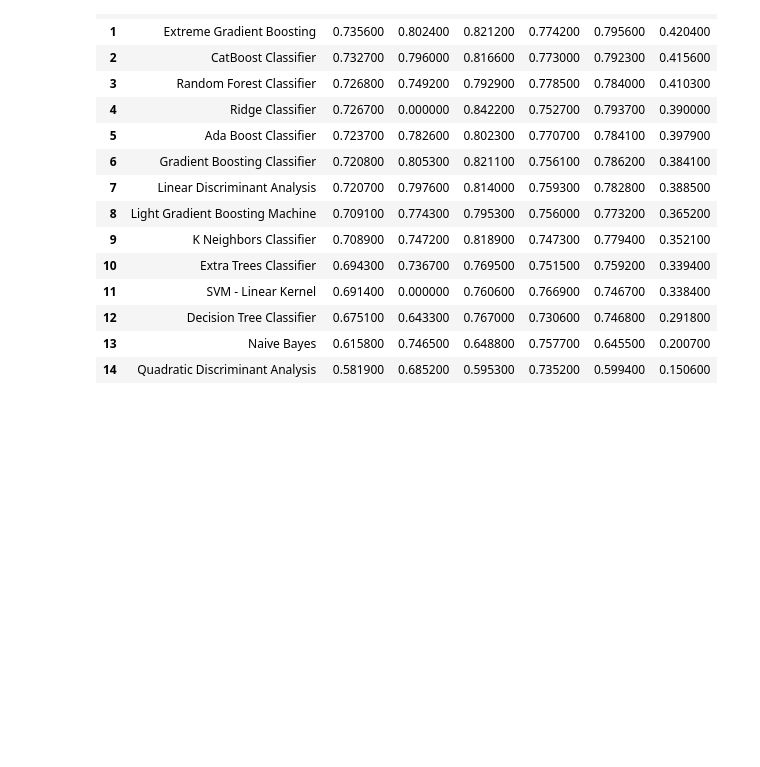
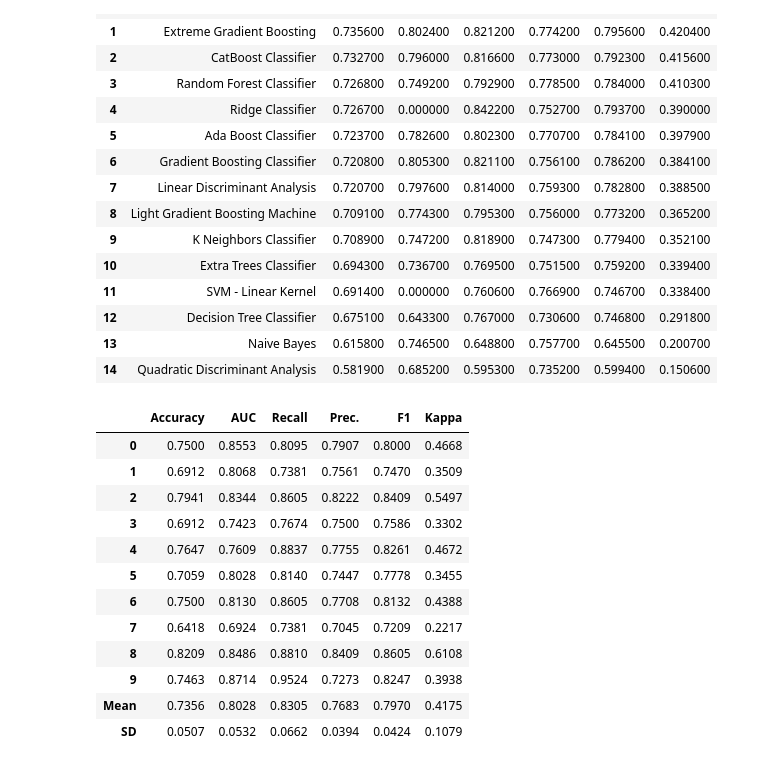
Before and after one commit to Silas-Asamoah/deep-learning-customer-classification, a Jupyter notebook: model_training/customer_classification.ipynb, the cells around one changed output. Saved outputs shown, nothing was run; the diff lists cells and outputs as text; code cells hidden in the pictures; blank space fills up the shorter version.

```diff
--- a/model_training/customer_classification.ipynb
+++ b/model_training/customer_classification.ipynb
@@ -244,3 +241,19 @@ compare_models()
 | 12 | Decision Tree Classifier | 0.675100 | 0.643300 | 0.767000 | 0.730600 | 0.746800 | 0.291800 |
 | 13 | Naive Bayes | 0.615800 | 0.746500 | 0.648800 | 0.757700 | 0.645500 | 0.200700 |
 | 14 | Quadratic Discriminant Analysis | 0.581900 | 0.685200 | 0.595300 | 0.735200 | 0.599400 | 0.150600 |
+# %%
+lr = create_model('lr')
+# %% [output]
+|  | Accuracy | AUC | Recall | Prec. | F1 | Kappa |
+| 0 | 0.7500 | 0.8553 | 0.8095 | 0.7907 | 0.8000 | 0.4668 |
+| 1 | 0.6912 | 0.8068 | 0.7381 | 0.7561 | 0.7470 | 0.3509 |
+| 2 | 0.7941 | 0.8344 | 0.8605 | 0.8222 | 0.8409 | 0.5497 |
+| 3 | 0.6912 | 0.7423 | 0.7674 | 0.7500 | 0.7586 | 0.3302 |
+| 4 | 0.7647 | 0.7609 | 0.8837 | 0.7755 | 0.8261 | 0.4672 |
+| 5 | 0.7059 | 0.8028 | 0.8140 | 0.7447 | 0.7778 | 0.3455 |
+| 6 | 0.7500 | 0.8130 | 0.8605 | 0.7708 | 0.8132 | 0.4388 |
+| 7 | 0.6418 | 0.6924 | 0.7381 | 0.7045 | 0.7209 | 0.2217 |
+| 8 | 0.8209 | 0.8486 | 0.8810 | 0.8409 | 0.8605 | 0.6108 |
+| 9 | 0.7463 | 0.8714 | 0.9524 | 0.7273 | 0.8247 | 0.3938 |
+| Mean | 0.7356 | 0.8028 | 0.8305 | 0.7683 | 0.7970 | 0.4175 |
+| SD | 0.0507 | 0.0532 | 0.0662 | 0.0394 | 0.0424 | 0.1079 |
```
Also changed, not shown: parts of 4 cells of this notebook, 4 other files.
